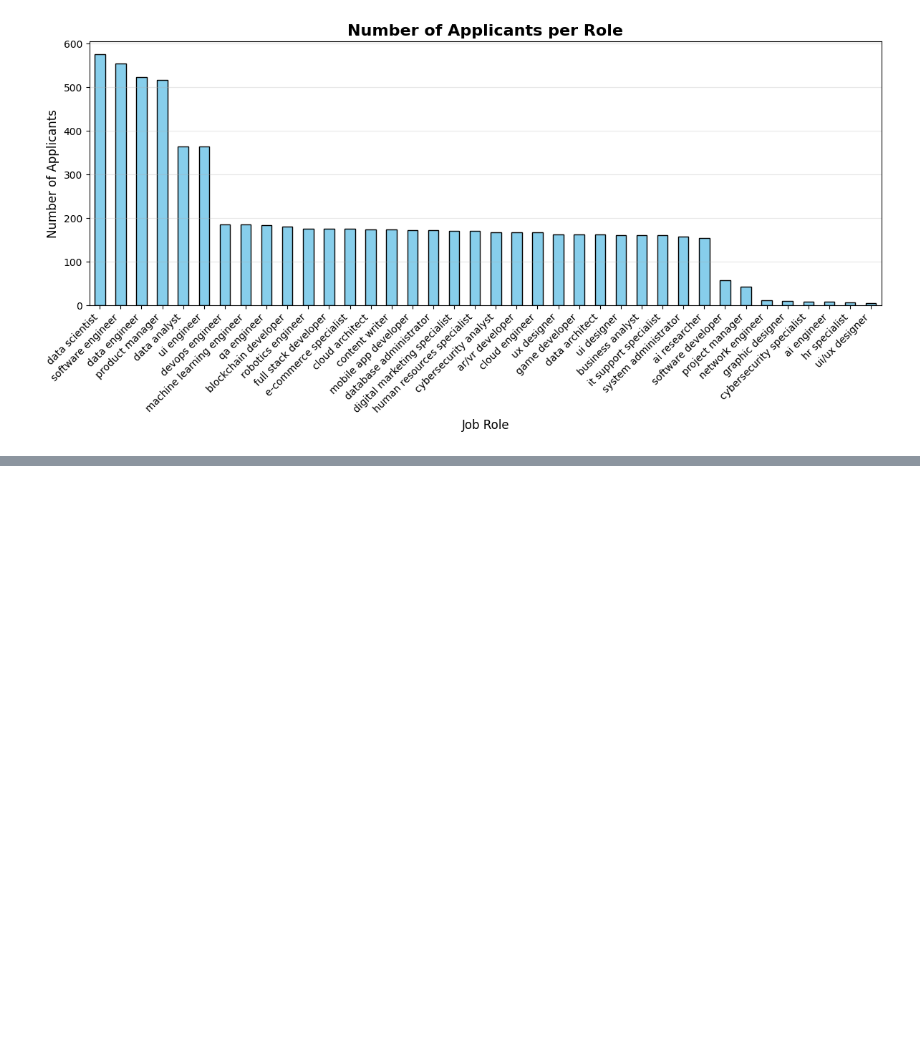
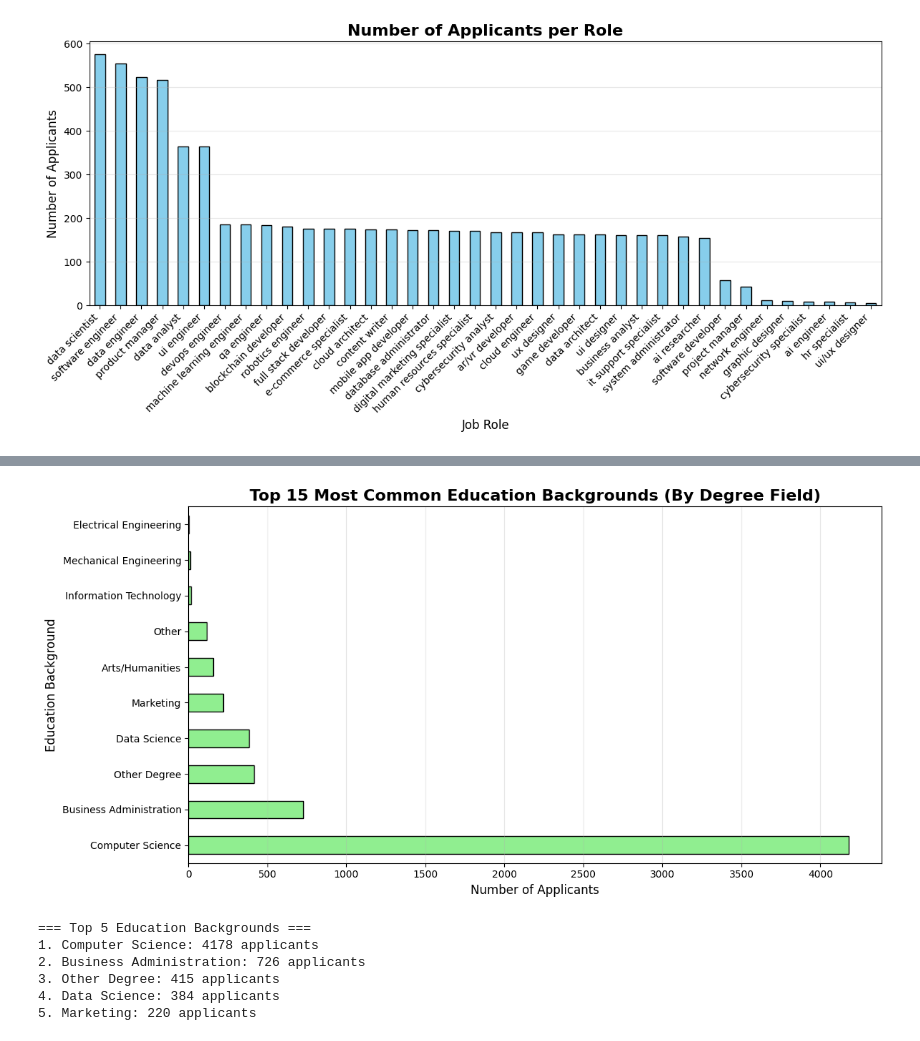
Before and after one commit to jakeleesh/resume-classification, a Jupyter notebook: resume_classification.ipynb, the cells around one changed output, grey strips where cells are left out. Drawn from its saved outputs; the diff is of its cells as text; code cells hidden in the pictures; blank space fills up the shorter version.

Commit message:
feat: Create bar chart to see most common education background

```diff
--- a/resume_classification.ipynb
+++ b/resume_classification.ipynb
@@ -207,0 +263,36 @@ plt.show()
+# %%
+plt.figure(figsize=(12,6))
+
+# Count the top 15 most common education entries (using cleaned data)
+# We use .head(15) to get only the top 15 to avoid cluttering
+# Filter out "Not Found" entries for cleaner visualization
+education_counts = df[df['Education_Clean'] != 'Not Found']['Education_Clean'].value_counts().head(15)
+
+# Create a horizontal bar chart (barh means horizontal bars)
+# Horizontal is better when we have long text labels
+education_counts.plot(kind='barh', color='lightgreen', edgecolor='black')
+
+# Add title and labels
+plt.title("Top 15 Most Common Education Backgrounds (By Degree Field)", fontsize=16, fontweight='bold')
+plt.xlabel("Number of Applicants", fontsize=12)
+plt.ylabel("Education Background", fontsize=12)
+
+# Add grid for easier reading
+plt.grid(axis='x', alpha=0.3)
+
+# Adjust layout and show
+plt.tight_layout()
+plt.show()
+
+# Print the top education backgrounds with their counts
+print("\n=== Top 5 Education Backgrounds ===")
+for idx, (edu, count) in enumerate(education_counts.head(5).items(), 1):
+    print(f"{idx}. {edu}: {count} applicants")
+# %% [output]
+[figure, added]
+=== Top 5 Education Backgrounds ===
+1. Computer Science: 4178 applicants
+2. Business Administration: 726 applicants
+3. Other Degree: 415 applicants
+4. Data Science: 384 applicants
+5. Marketing: 220 applicants
```
Also changed, not shown: parts of 1 cell of this notebook.
